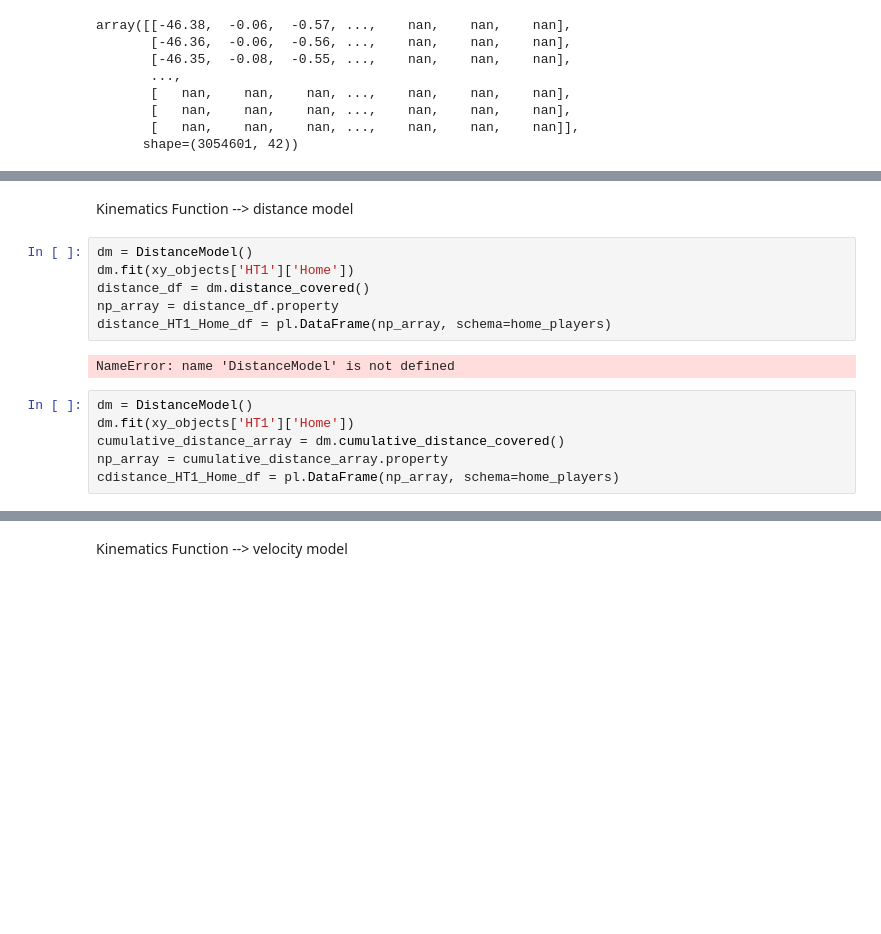
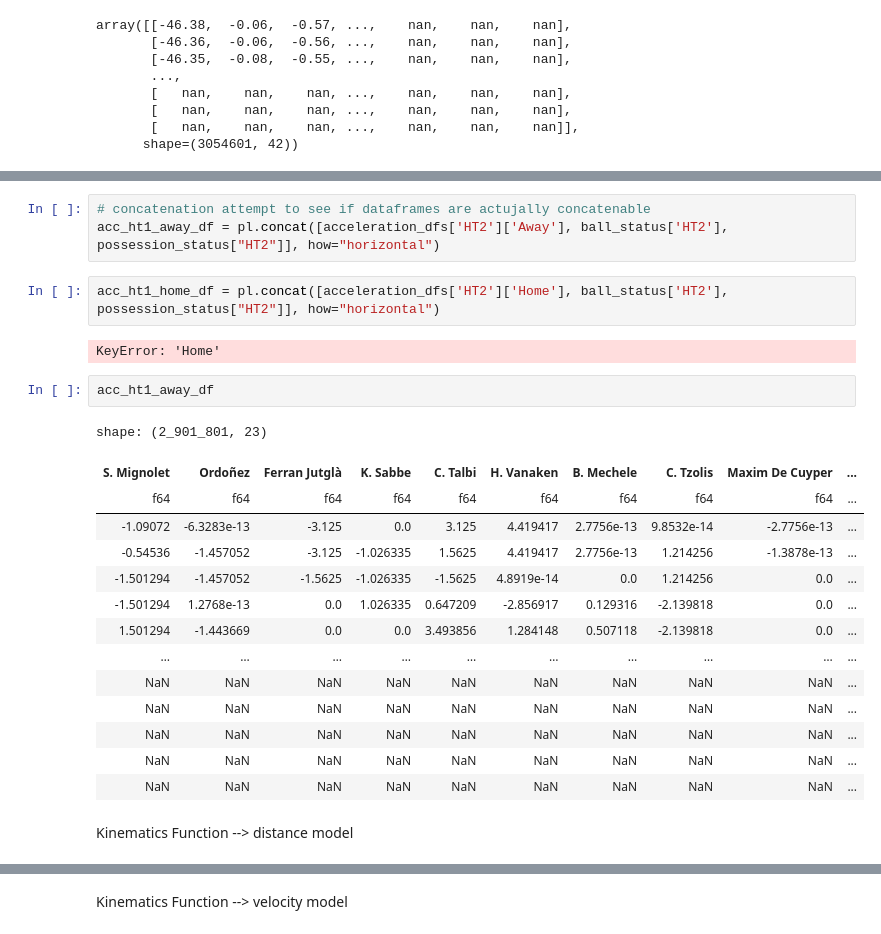
Before and after one commit to ihosten/internship_club_brugge, a Jupyter notebook: positional_data/fixing_positiondatafunction.ipynb, the cells around one changed output, grey strips where cells are left out. Cells and saved outputs as stored; diff of their text form; blank space fills up the shorter version.

```diff
--- a/positional_data/fixing_positiondatafunction.ipynb
+++ b/positional_data/fixing_positiondatafunction.ipynb
@@ -198,16 +189,26 @@ acceleration_HT2_away_df = pl.DataFrame(np_array, schema=away_players)
+# %%
+# concatenation attempt to see if dataframes are actujally concatenable
+acc_ht1_away_df = pl.concat([acceleration_dfs['HT2']['Away'], ball_status['HT2'], possession_status["HT2"]], how="horizontal")
+# %%
+acc_ht1_home_df = pl.concat([acceleration_dfs['HT2']['Home'], ball_status['HT2'], possession_status["HT2"]], how="horizontal")
+# %% [output]
+KeyError: 'Home'
+# %%
+acc_ht1_away_df
+# %% [output]
+shape: (2_901_801, 23)
+| S. Mignolet | Ordoñez | Ferran Jutglà | K. Sabbe | C. Talbi | H. Vanaken | B. Mechele | C. Tzolis | Maxim De Cuyper | ... |
+| f64 | f64 | f64 | f64 | f64 | f64 | f64 | f64 | f64 | ... |
+| -1.09072 | -6.3283e-13 | -3.125 | 0.0 | 3.125 | 4.419417 | 2.7756e-13 | 9.8532e-14 | -2.7756e-13 | ... |
+| -0.54536 | -1.457052 | -3.125 | -1.026335 | 1.5625 | 4.419417 | 2.7756e-13 | 1.214256 | -1.3878e-13 | ... |
+| -1.501294 | -1.457052 | -1.5625 | -1.026335 | -1.5625 | 4.8919e-14 | 0.0 | 1.214256 | 0.0 | ... |
+| -1.501294 | 1.2768e-13 | 0.0 | 1.026335 | 0.647209 | -2.856917 | 0.129316 | -2.139818 | 0.0 | ... |
+| 1.501294 | -1.443669 | 0.0 | 0.0 | 3.493856 | 1.284148 | 0.507118 | -2.139818 | 0.0 | ... |
+| … | … | … | … | … | … | … | … | … | ... |
+| NaN | NaN | NaN | NaN | NaN | NaN | NaN | NaN | NaN | ... |
+| NaN | NaN | NaN | NaN | NaN | NaN | NaN | NaN | NaN | ... |
+| NaN | NaN | NaN | NaN | NaN | NaN | NaN | NaN | NaN | ... |
+| NaN | NaN | NaN | NaN | NaN | NaN | NaN | NaN | NaN | ... |
+| NaN | NaN | NaN | NaN | NaN | NaN | NaN | NaN | NaN | ... |
 # %% [markdown]
 Kinematics Function --> distance model
-# %%
-dm = DistanceModel()
-dm.fit(xy_objects['HT1']['Home'])
-distance_df = dm.distance_covered()
-np_array = distance_df.property
-distance_HT1_Home_df = pl.DataFrame(np_array, schema=home_players)
-# %% [output]
-NameError: name 'DistanceModel' is not defined
-# %%
-dm = DistanceModel()
-dm.fit(xy_objects['HT1']['Home'])
-cumulative_distance_array = dm.cumulative_distance_covered()
-np_array = cumulative_distance_array.property
-cdistance_HT1_Home_df = pl.DataFrame(np_array, schema=home_players)
```
Also changed, not shown: parts of 43 cells of this notebook, 6 other files.
